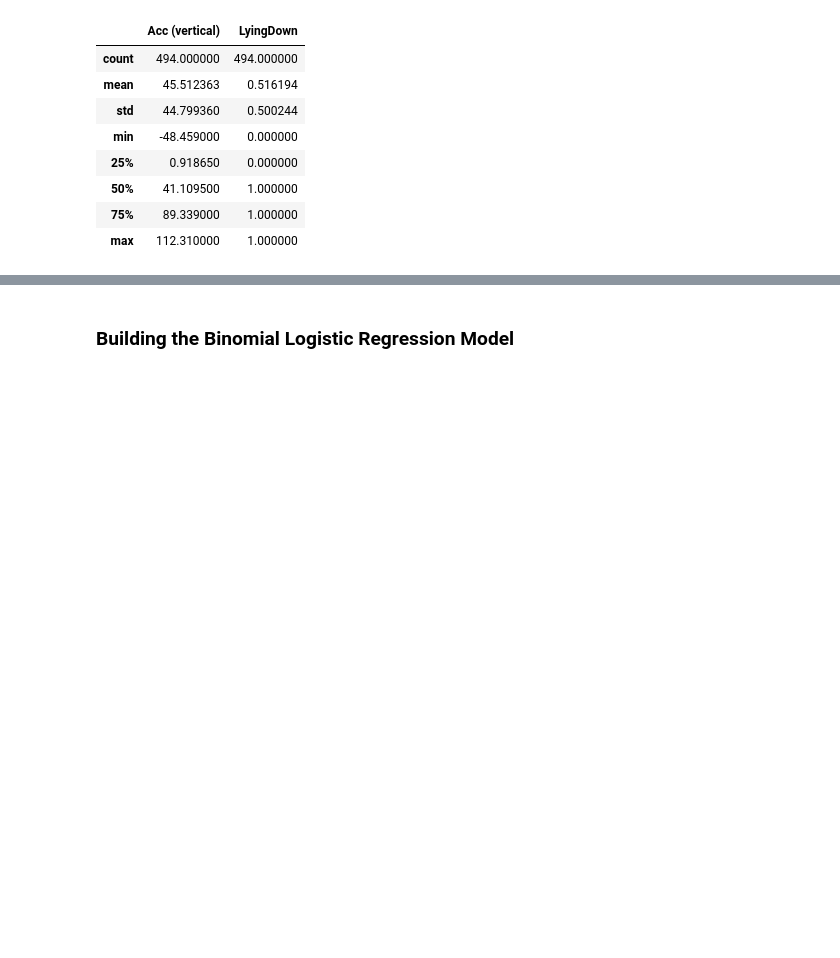
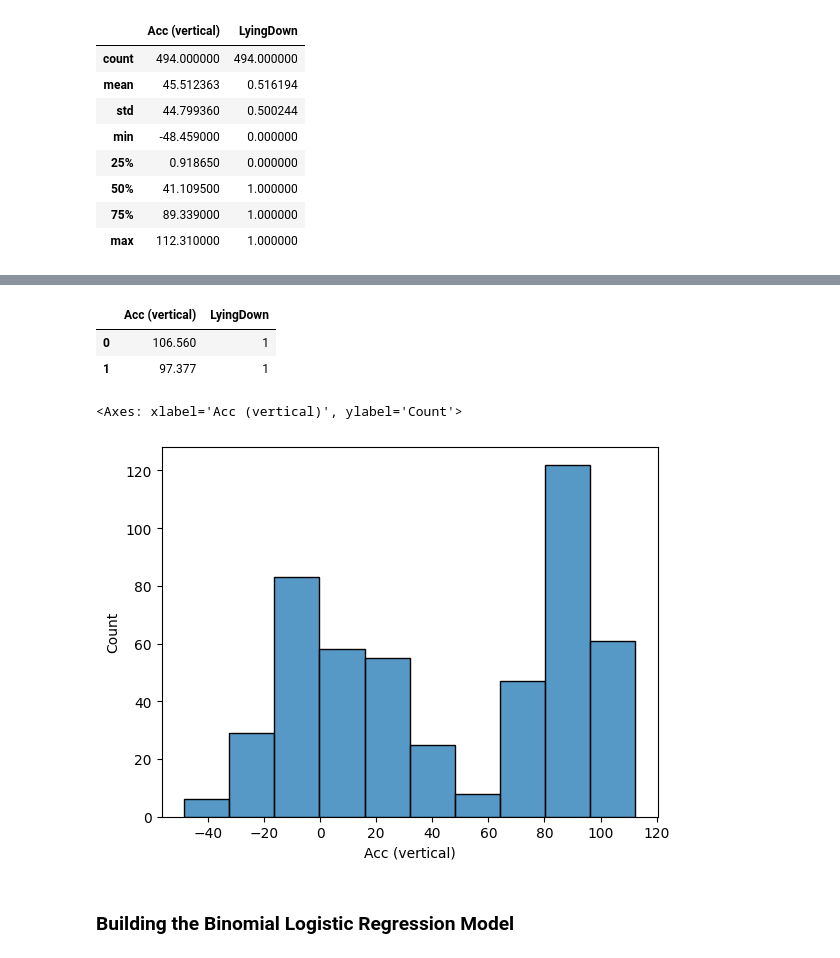
Before and after one commit to Cyberoctane29/Elderly-Motion-Analytics-for-Fall-Prevention, a Jupyter notebook: Elderly_Motion_Analytics_for_Fall_Prevention.ipynb, the cells around one changed output, grey strips where cells are left out. Drawn from its saved outputs; the diff is of its cells as text; code cells hidden in the pictures; blank space fills up the shorter version.

```diff
--- a/Elderly_Motion_Analytics_for_Fall_Prevention.ipynb
+++ b/Elderly_Motion_Analytics_for_Fall_Prevention.ipynb
@@ -123,3 +269,34 @@ activity.describe()
+# %%
+# Subset the data for LyingDown == 1
+lying_1 = activity[activity['LyingDown'] == 1]
+
+# Calculate Q1, Q3 and IQR
+Q1_1 = lying_1['Acc (vertical)'].quantile(0.25)
+Q3_1 = lying_1['Acc (vertical)'].quantile(0.75)
+IQR_1 = Q3_1 - Q1_1
+
+# Define bounds
+lower_bound_1 = Q1_1 - 1.5 * IQR_1
+upper_bound_1 = Q3_1 + 1.5 * IQR_1
+
+# Get outliers
+outliers_1 = lying_1[
+    (lying_1['Acc (vertical)'] < lower_bound_1) |
+    (lying_1['Acc (vertical)'] > upper_bound_1)
+]
+
+outliers_1.reset_index(drop=True, inplace=True)
+
+outliers_1
+# %% [output]
+|  | Acc (vertical) | LyingDown |
+| 0 | 106.560 | 1 |
+| 1 | 97.377 | 1 |
+# %%
+sns.histplot(data=activity['Acc (vertical)'])
+# %% [output]
+<Axes: xlabel='Acc (vertical)', ylabel='Count'>
+[figure, added]
 # %% [markdown]
 ### Building the Binomial Logistic Regression Model
 # %% [markdown]
```
Also changed, not shown: parts of 19 cells of this notebook.
